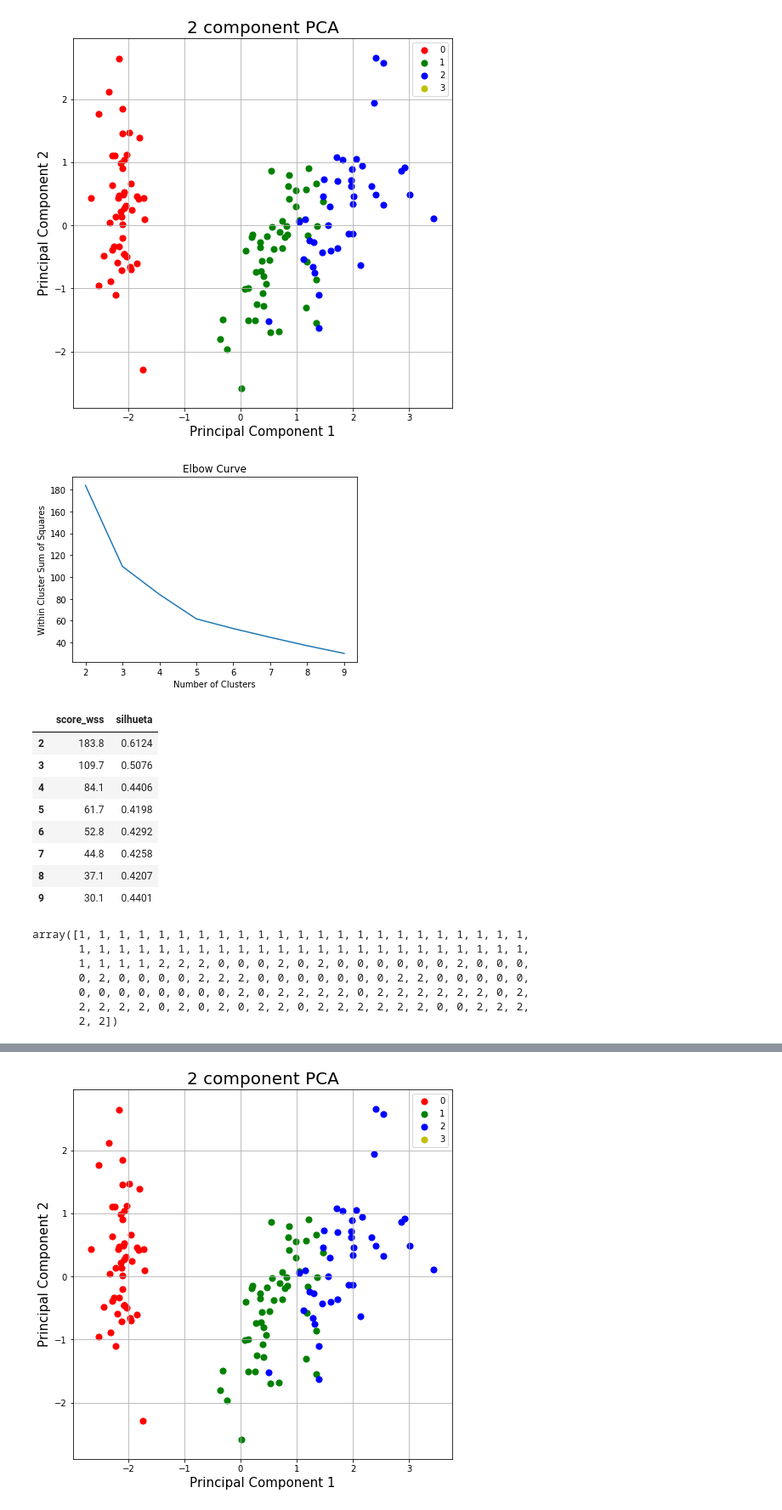
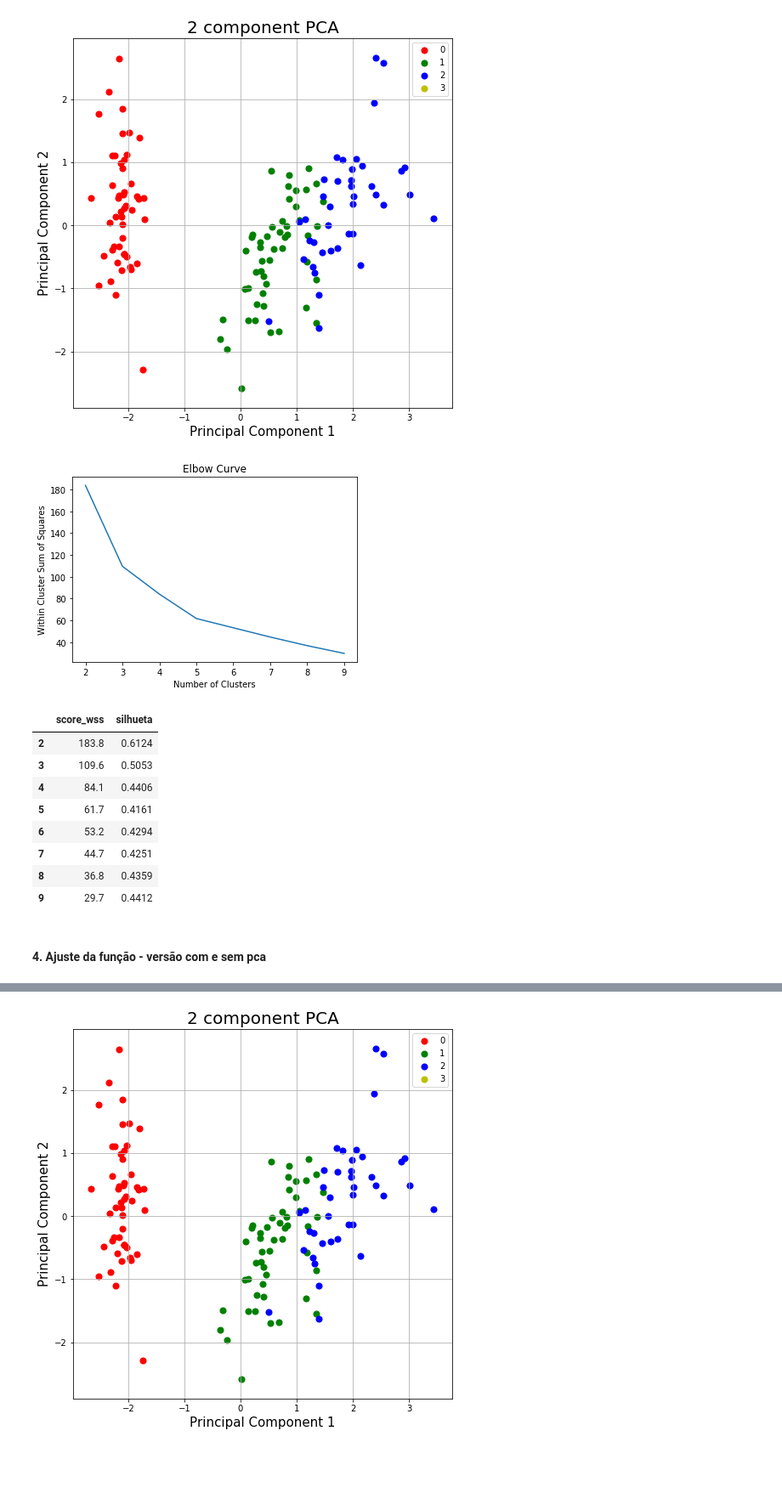
Before and after one commit to mopdc/python-codes, a Jupyter notebook: applied algorithms/unsupervised learning examples/unsupervised learning KMeans.ipynb, the cells around one changed output, grey strips where cells are left out. Shown at 85% size. Drawn from its saved outputs; the diff is of its cells as text; code cells hidden in the pictures; blank space fills up the shorter version.

```diff
--- a/applied algorithms/unsupervised learning examples/unsupervised learning KMeans.ipynb
+++ b/applied algorithms/unsupervised learning examples/unsupervised learning KMeans.ipynb
@@ -376,3 +383,3 @@ X_pred = data.iloc[140:150, :]
 # %%
-scaler, new_data = fit_transform_with_function(X, StandardScaler(), 'True')
+scaler, data_norm = fit_transform_with_function(X, StandardScaler(), 'True')
 # %%
@@ -387,6 +396,10 @@ new_data.head()
 # %%
 pca = PCA(n_components=2)
-pc = pca.fit_transform(new_data)
-pcDf = pd.DataFrame(data = pc, columns = ['PC 1', 'PC 2'])
-finalDf = pd.concat([pcDf, Y], axis = 1)
-#finalDf
+pc = pca.fit_transform(data_norm)
+
+data_norm_pca = pd.DataFrame(data = pc, columns = ['PC 1', 'PC 2'])
+data_norm_pca_target = pd.concat([data_norm_pca, Y], axis = 1)
+data_norm_target = pd.concat([data_norm, Y], axis = 1)
+
+print "Percentual da variância explicada:", pca.explained_variance_ratio_
+data_norm_pca_target.head()
@@ -415,44 +436,46 @@ plot_PCA_groups(finalDf, 'target')
 # %% [output]
 [figure]
 # %%
-base = pcDf
+base = data_norm_pca
 k_values = range(2,10)
 first=True
 for k in k_values:
     kmeans = KMeans(n_clusters=k)
     cluster_labels = kmeans.fit_predict(base)
     score_wss = round(kmeans.inertia_ ,1)
     silhueta = round(silhouette_score(base, cluster_labels),4)
     resultados_aux = {
         'score_wss': score_wss,
         'silhueta': silhueta
     }
     resultados_aux = pd.DataFrame(resultados_aux, index = [k])
     if first == True:
         resultados_final = resultados_aux
         first = False
     else:
         resultados_final = pd.concat([resultados_final, resultados_aux],axis =0)
 
 
 plt.plot(resultados_final.index,resultados_final.score_wss)
 plt.xlabel('Number of Clusters')
 plt.ylabel('Within Cluster Sum of Squares')
 plt.title('Elbow Curve')
 plt.show()
 
 resultados_final
 # %% [output]
 [figure]
 |  | score_wss | silhueta |
 | 2 | 183.8 | 0.6124 |
-| 3 | 109.7 | 0.5076 |
+| 3 | 109.6 | 0.5053 |
 | 4 | 84.1 | 0.4406 |
-| 5 | 61.7 | 0.4198 |
-| 6 | 52.8 | 0.4292 |
-| 7 | 44.8 | 0.4258 |
-| 8 | 37.1 | 0.4207 |
-| 9 | 30.1 | 0.4401 |
+| 5 | 61.7 | 0.4161 |
+| 6 | 53.2 | 0.4294 |
+| 7 | 44.7 | 0.4251 |
+| 8 | 36.8 | 0.4359 |
+| 9 | 29.7 | 0.4412 |
+# %% [markdown]
+#### 4. Ajuste da função - versão com e sem pca
 # %%
 kmeans_pca = KMeans(n_clusters=3)
 kmeans_sempca = KMeans(n_clusters=3)
@@ -465,14 +488,4 @@ cluster_labels_compca = kmeans_pca.predict(pcDf)
 
 #cluster_labels_compca = kmeans_compca.predict(pcDf)
-# %%
-cluster_labels_compca
-# %% [output]
-array([1, 1, 1, 1, 1, 1, 1, 1, 1, 1, 1, 1, 1, 1, 1, 1, 1, 1, 1, 1, 1, 1, 1,
-       1, 1, 1, 1, 1, 1, 1, 1, 1, 1, 1, 1, 1, 1, 1, 1, 1, 1, 1, 1, 1, 1, 1,
-       1, 1, 1, 1, 2, 2, 2, 0, 0, 0, 2, 0, 2, 0, 0, 0, 0, 0, 0, 2, 0, 0, 0,
-       0, 2, 0, 0, 0, 0, 2, 2, 2, 0, 0, 0, 0, 0, 0, 0, 2, 2, 0, 0, 0, 0, 0,
-       0, 0, 0, 0, 0, 0, 0, 0, 2, 0, 2, 2, 2, 2, 0, 2, 2, 2, 2, 2, 2, 0, 2,
-       2, 2, 2, 2, 0, 2, 0, 2, 0, 2, 2, 0, 2, 2, 2, 2, 2, 2, 0, 0, 2, 2, 2,
-       2, 2])
 # %%
 # tabela fim
```
Also changed, not shown: parts of 21 cells of this notebook, 1 other file.
